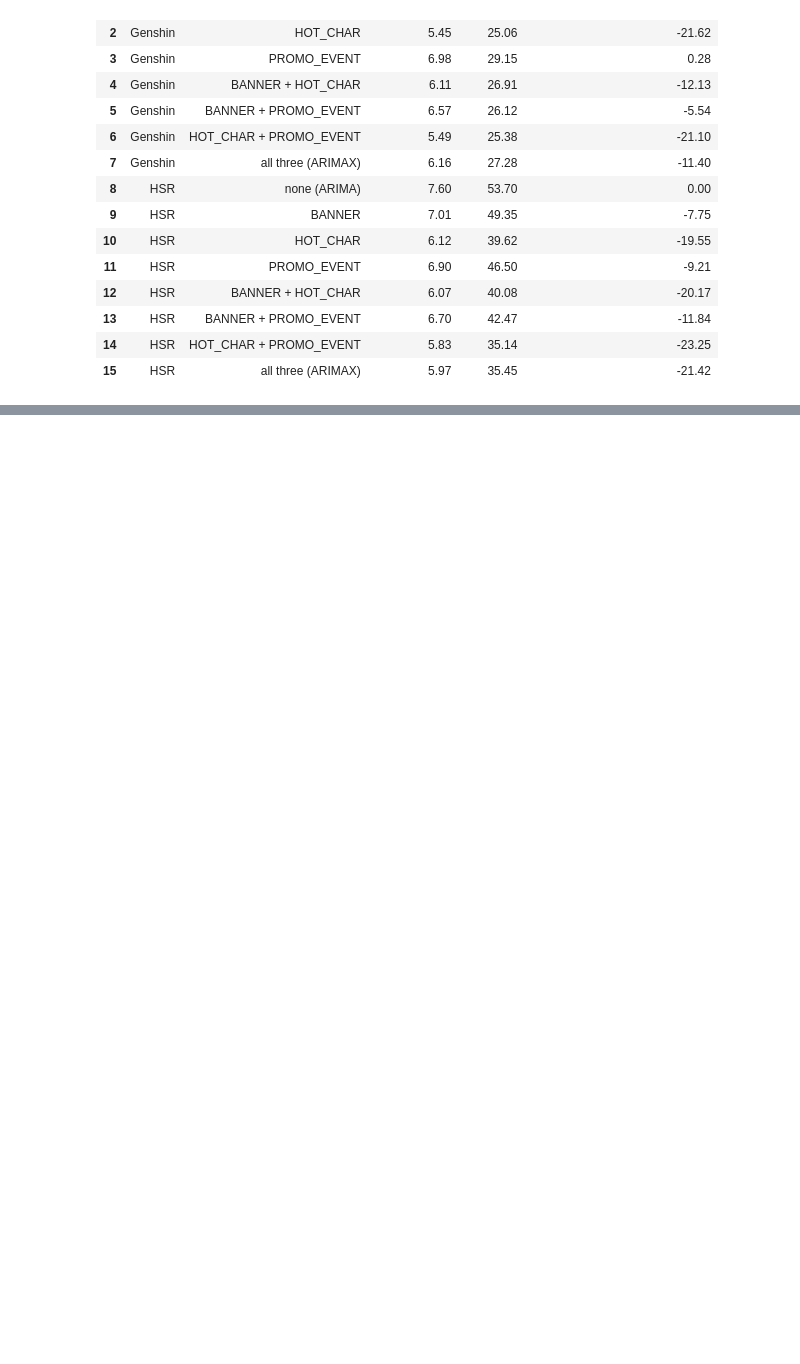
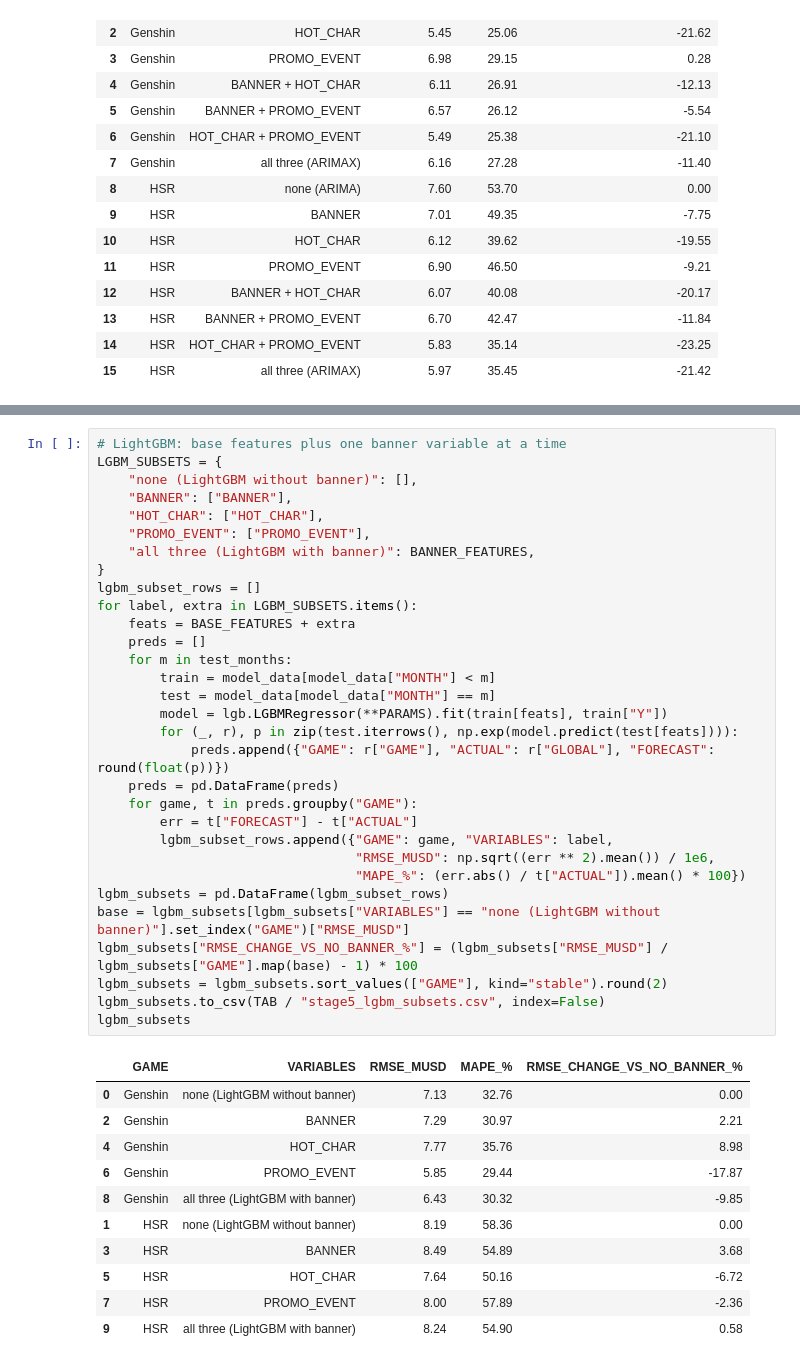
Before and after one commit to YangPuckUIT/STAT3013.R11_Group06, a Jupyter notebook: Data_Analysis/Stage5_Forecasting.ipynb, the cells around one changed output, grey strips where cells are left out. Saved outputs shown, nothing was run; the diff lists cells and outputs as text; blank space fills up the shorter version.

Commit message:
Stage 5: sensitivity check of LightGBM with single banner variables

```diff
--- a/Data_Analysis/Stage5_Forecasting.ipynb
+++ b/Data_Analysis/Stage5_Forecasting.ipynb
@@ -623,0 +629,43 @@ subsets
+# %%
+# LightGBM: base features plus one banner variable at a time
+LGBM_SUBSETS = {
+    "none (LightGBM without banner)": [],
+    "BANNER": ["BANNER"],
+    "HOT_CHAR": ["HOT_CHAR"],
+    "PROMO_EVENT": ["PROMO_EVENT"],
+    "all three (LightGBM with banner)": BANNER_FEATURES,
+}
+lgbm_subset_rows = []
+for label, extra in LGBM_SUBSETS.items():
+    feats = BASE_FEATURES + extra
+    preds = []
+    for m in test_months:
+        train = model_data[model_data["MONTH"] < m]
+        test = model_data[model_data["MONTH"] == m]
+        model = lgb.LGBMRegressor(**PARAMS).fit(train[feats], train["Y"])
+        for (_, r), p in zip(test.iterrows(), np.exp(model.predict(test[feats]))):
+            preds.append({"GAME": r["GAME"], "ACTUAL": r["GLOBAL"], "FORECAST": round(float(p))})
+    preds = pd.DataFrame(preds)
+    for game, t in preds.groupby("GAME"):
+        err = t["FORECAST"] - t["ACTUAL"]
+        lgbm_subset_rows.append({"GAME": game, "VARIABLES": label,
+                                 "RMSE_MUSD": np.sqrt((err ** 2).mean()) / 1e6,
+                                 "MAPE_%": (err.abs() / t["ACTUAL"]).mean() * 100})
+lgbm_subsets = pd.DataFrame(lgbm_subset_rows)
+base = lgbm_subsets[lgbm_subsets["VARIABLES"] == "none (LightGBM without banner)"].set_index("GAME")["RMSE_MUSD"]
+lgbm_subsets["RMSE_CHANGE_VS_NO_BANNER_%"] = (lgbm_subsets["RMSE_MUSD"] / lgbm_subsets["GAME"].map(base) - 1) * 100
+lgbm_subsets = lgbm_subsets.sort_values(["GAME"], kind="stable").round(2)
+lgbm_subsets.to_csv(TAB / "stage5_lgbm_subsets.csv", index=False)
+lgbm_subsets
+# %% [output]
+|  | GAME | VARIABLES | RMSE_MUSD | MAPE_% | RMSE_CHANGE_VS_NO_BANNER_% |
+| 0 | Genshin | none (LightGBM without banner) | 7.13 | 32.76 | 0.00 |
+| 2 | Genshin | BANNER | 7.29 | 30.97 | 2.21 |
+| 4 | Genshin | HOT_CHAR | 7.77 | 35.76 | 8.98 |
+| 6 | Genshin | PROMO_EVENT | 5.85 | 29.44 | -17.87 |
+| 8 | Genshin | all three (LightGBM with banner) | 6.43 | 30.32 | -9.85 |
+| 1 | HSR | none (LightGBM without banner) | 8.19 | 58.36 | 0.00 |
+| 3 | HSR | BANNER | 8.49 | 54.89 | 3.68 |
+| 5 | HSR | HOT_CHAR | 7.64 | 50.16 | -6.72 |
+| 7 | HSR | PROMO_EVENT | 8.00 | 57.89 | -2.36 |
+| 9 | HSR | all three (LightGBM with banner) | 8.24 | 54.90 | 0.58 |
```
Also changed, not shown: parts of 1 cell of this notebook, 2 other files.
